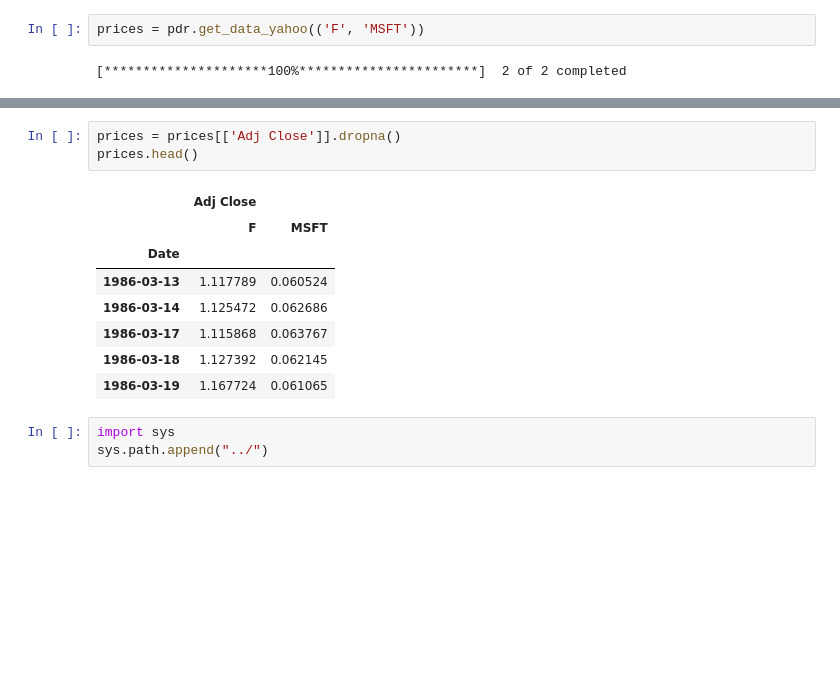
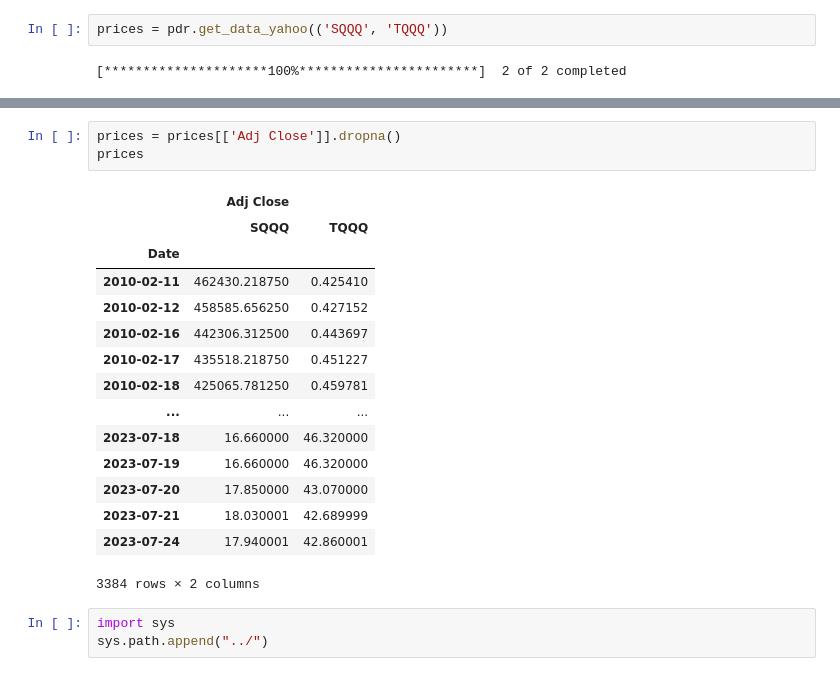
Before and after one commit to LightFormingAGC/Stock_Prediction, a Jupyter notebook: Mean_Reverting/meanRevPort.ipynb, the cells around one changed output, grey strips where cells are left out. Cells and saved outputs as stored; diff of their text form; blank space fills up the shorter version.

```diff
--- a/Mean_Reverting/meanRevPort.ipynb
+++ b/Mean_Reverting/meanRevPort.ipynb
@@ -14,6 +14,6 @@ from statsmodels.tsa.vector_ar.vecm import coint_johansen
 from tqdm.auto import tqdm
 import os
 # %%
-prices = pdr.get_data_yahoo(('F', 'MSFT'))
+prices = pdr.get_data_yahoo(('SQQQ', 'TQQQ'))
 # %% [output]
 [*********************100%***********************]  2 of 2 completed
@@ -20,15 +43,22 @@ prices = pdr.get_data_yahoo(('F', 'MSFT'))
 # %%
 prices = prices[['Adj Close']].dropna()
-prices.head()
+prices
 # %% [output]
 |  | Adj Close |  |
-|  | F | MSFT |
+|  | SQQQ | TQQQ |
 | Date |  |  |
-| 1986-03-13 | 1.117789 | 0.060524 |
-| 1986-03-14 | 1.125472 | 0.062686 |
-| 1986-03-17 | 1.115868 | 0.063767 |
-| 1986-03-18 | 1.127392 | 0.062145 |
-| 1986-03-19 | 1.167724 | 0.061065 |
+| 2010-02-11 | 462430.218750 | 0.425410 |
+| 2010-02-12 | 458585.656250 | 0.427152 |
+| 2010-02-16 | 442306.312500 | 0.443697 |
+| 2010-02-17 | 435518.218750 | 0.451227 |
+| 2010-02-18 | 425065.781250 | 0.459781 |
+| ... | ... | ... |
+| 2023-07-18 | 16.660000 | 46.320000 |
+| 2023-07-19 | 16.660000 | 46.320000 |
+| 2023-07-20 | 17.850000 | 43.070000 |
+| 2023-07-21 | 18.030001 | 42.689999 |
+| 2023-07-24 | 17.940001 | 42.860001 |
+3384 rows × 2 columns
 # %%
 import sys
 sys.path.append("../")
```
Also changed, not shown: parts of 24 cells of this notebook, 33 other files.
